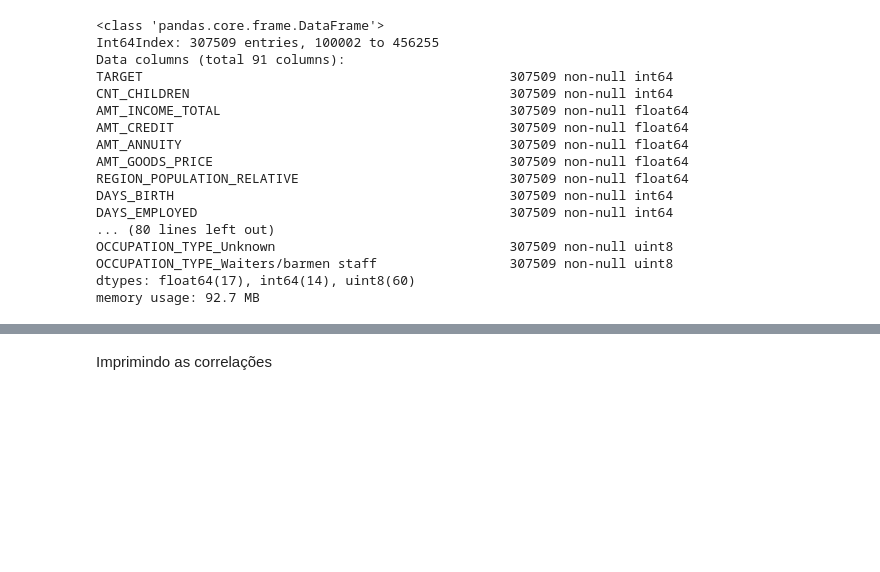
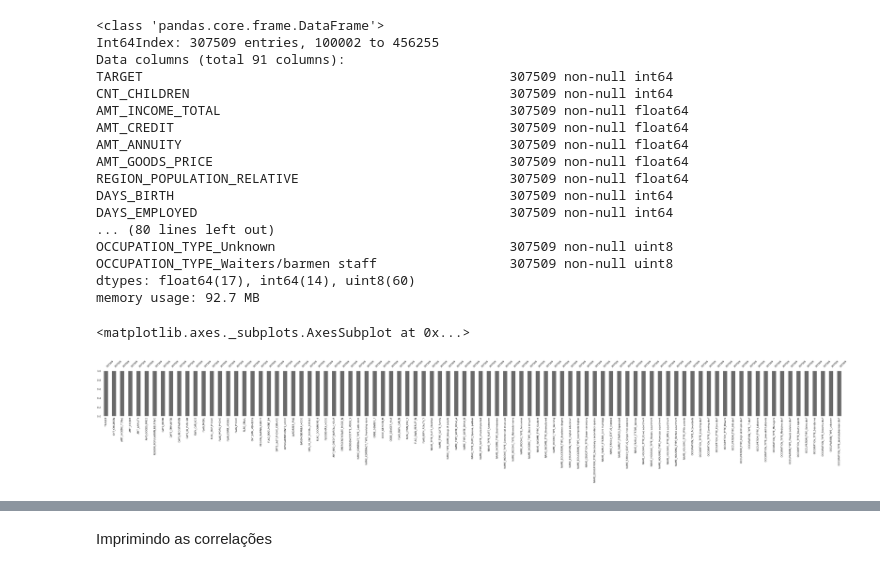
Before and after one commit to ricardoslee/Trabalhos, a Jupyter notebook: AIA/Trabalho1.ipynb, the cells around one changed output, grey strips where cells are left out. Drawn from its saved outputs; the diff is of its cells as text; code cells hidden in the pictures; blank space fills up the shorter version.

```diff
--- a/AIA/Trabalho1.ipynb
+++ b/AIA/Trabalho1.ipynb
@@ -584,3 +584,8 @@ OCCUPATION_TYPE_Unknown                              307509 non-null uint8
 OCCUPATION_TYPE_Waiters/barmen staff                 307509 non-null uint8
 dtypes: float64(17), int64(14), uint8(60)
 memory usage: 92.7 MB
+# %%
+mn.bar(df40a,figsize=(91,6))
+# %% [output]
+<matplotlib.axes._subplots.AxesSubplot at 0x...>
+[figure, added]
```
Also changed, not shown: parts of 50 cells of this notebook, 3 other files.
